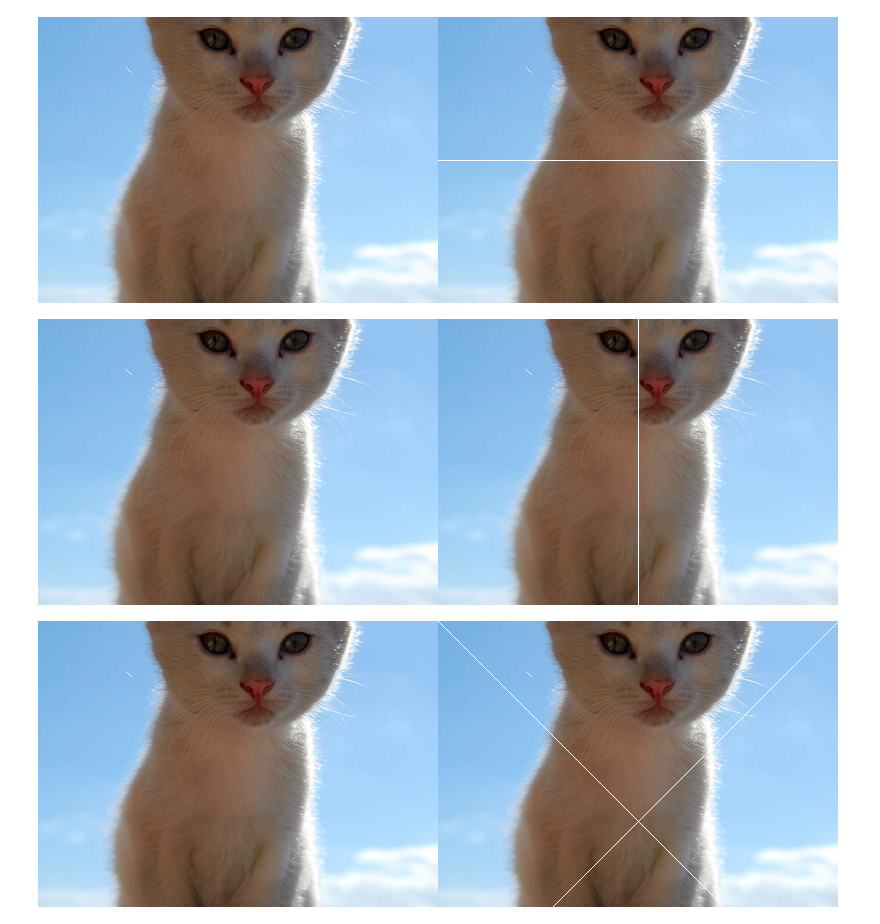
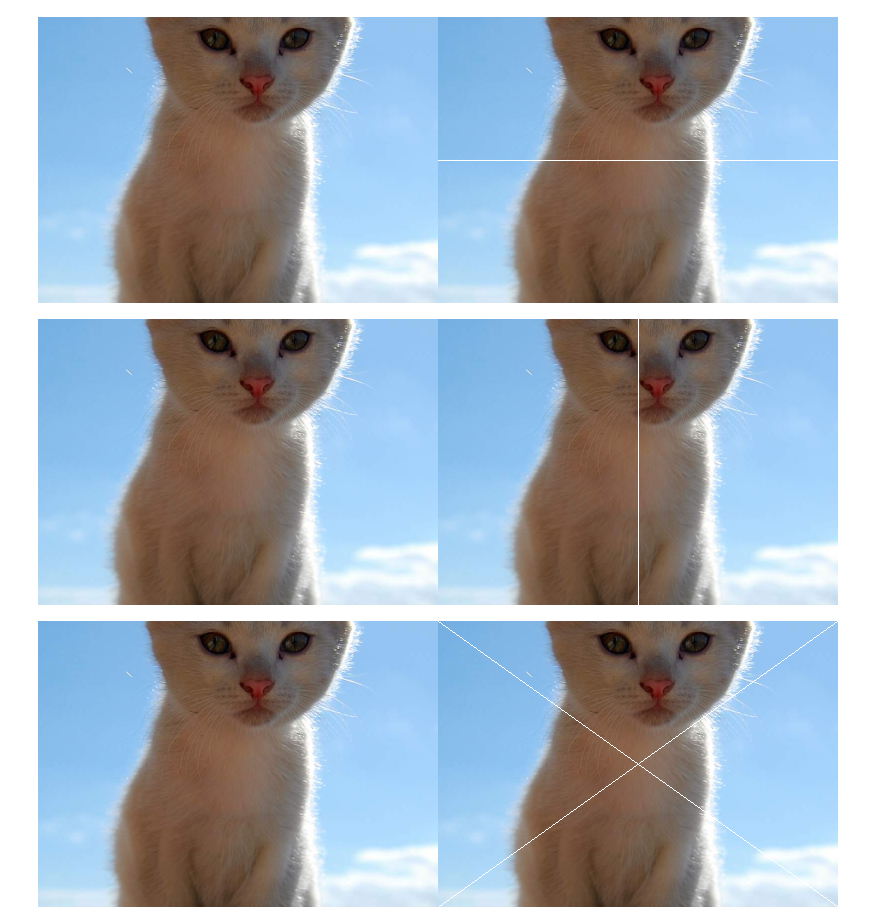
Before and after one commit to veronichaflasma/PCVK_Genap_2021, a Jupyter notebook: Week1.ipynb, the cells around one changed output. Drawn from its saved outputs; the diff is of its cells as text; code cells hidden in the pictures.

```diff
--- a/Week1.ipynb
+++ b/Week1.ipynb
@@ -50,22 +50,22 @@ resolusi image: tinggi x lebar =  286  x  400
 # %%
 image_real = cv.cvtColor(image, cv.COLOR_BGR2RGB)
 image_vrLine = cv.cvtColor(image, cv.COLOR_BGR2RGB)
 image_crLine = cv.cvtColor(image, cv.COLOR_BGR2RGB)
 
 # make vertical line
 for y in range (tinggi):
   image_vrLine[y, int((lebar)/2)] = [255,255,255]
 
 # make cross line
-cv.line(image_crLine, (0,0), (lebar, lebar), (255,255,255), 1)
-cv.line(image_crLine, (lebar, 0), (0,lebar), (255,255,255), 1)
+cv.line(image_crLine, (0,0), (lebar, tinggi), (255,255,255), 1)
+cv.line(image_crLine, (lebar, 0), (0,tinggi), (255,255,255), 1)
 
 final_frame_vr = cv.hconcat((image_real, image_vrLine))
 cv2_imshow(final_frame_vr)
 print('\n')
 
 final_frame_cr = cv.hconcat((image_real, image_crLine))
 cv2_imshow(final_frame_cr)
 # %% [output]
 [figure]
-[figure, old version]
+[figure, new version]
```
